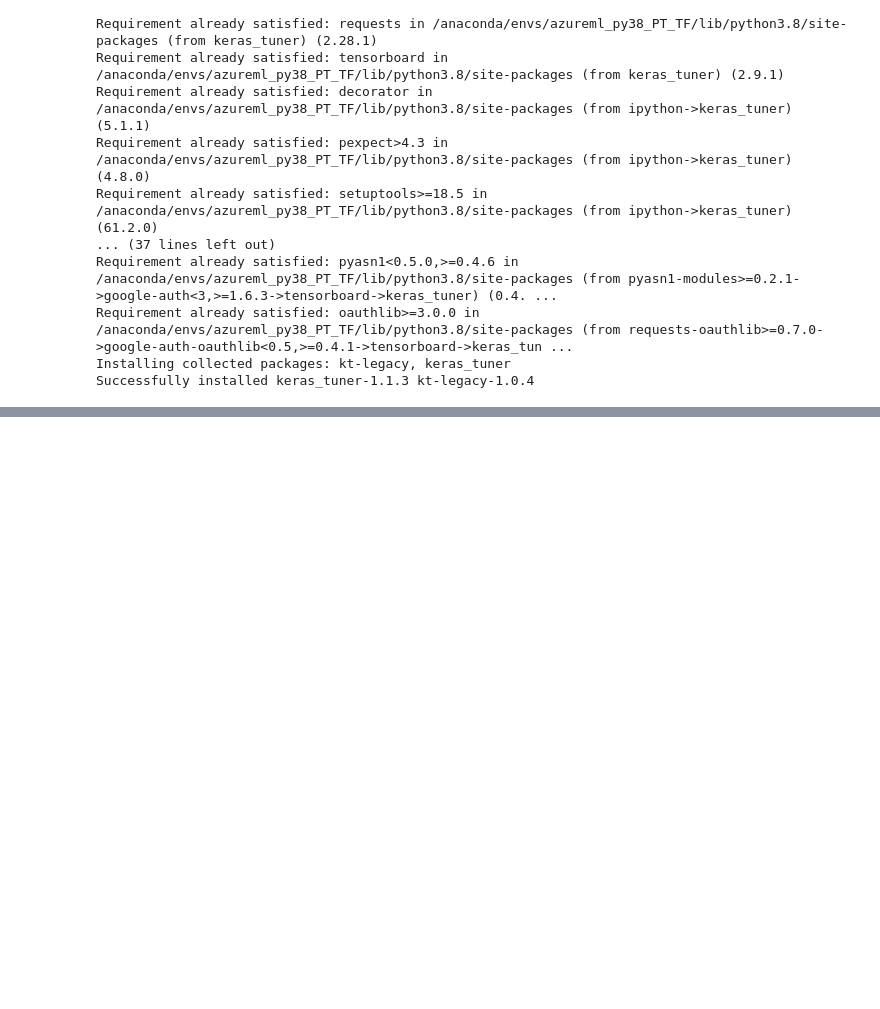
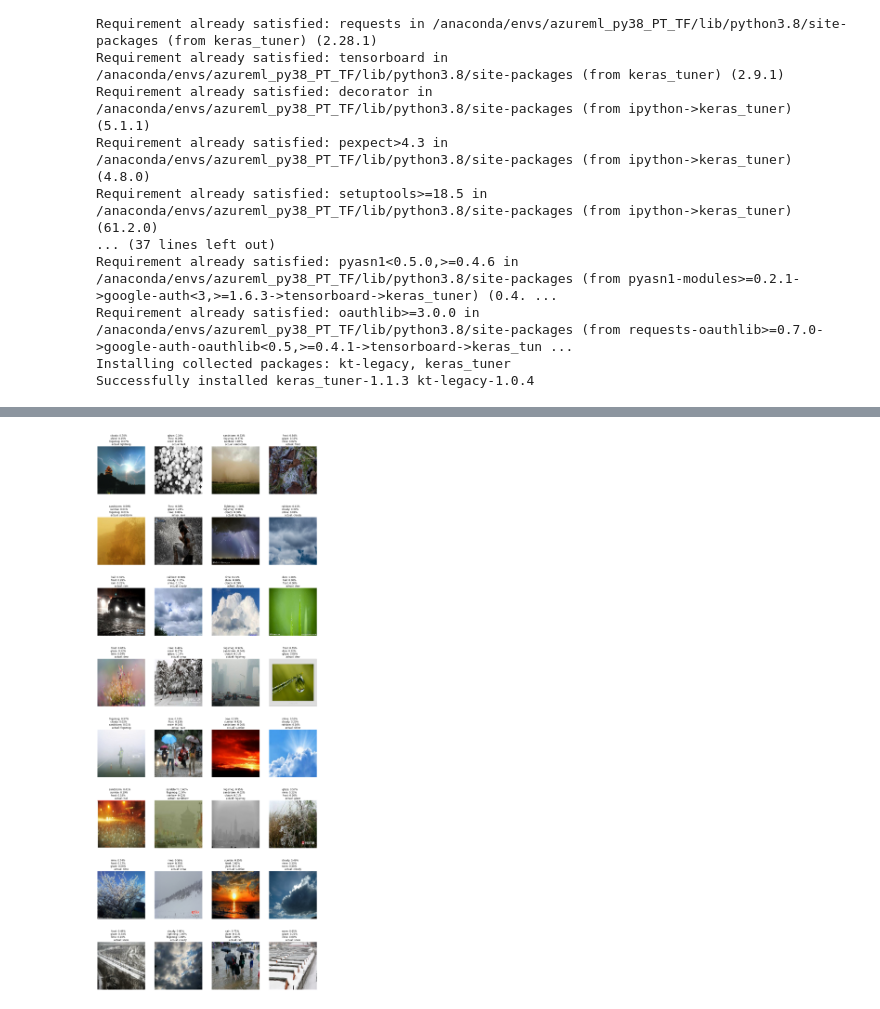
Before and after one commit to irmlin/weather-classification, a Jupyter notebook: hyperparameter_search.ipynb, the cells around one changed output, grey strips where cells are left out. Drawn from its saved outputs; the diff is of its cells as text; code cells hidden in the pictures; blank space fills up the shorter version.

```diff
--- a/hyperparameter_search.ipynb
+++ b/hyperparameter_search.ipynb
@@ -170,0 +208,6 @@ with open('model-architecture.json', 'w') as json_file:
+# %%
+batch_images, batch_labels = next(iter(test_data))
+hypermodel_predictions = hypermodel.predict(batch_images)
+hypermodel_top_predictions = helper_functions.get_top_predictions(3, hypermodel_predictions)
+helper_functions.visualize_evaluation(hypermodel_top_predictions, batch_images, batch_labels)
+# %% [output]
@@ -170,0 +215 @@ with open('model-architecture.json', 'w') as json_file:
+[figure, added]
```
Also changed, not shown: parts of 17 cells of this notebook, 4 other files.
